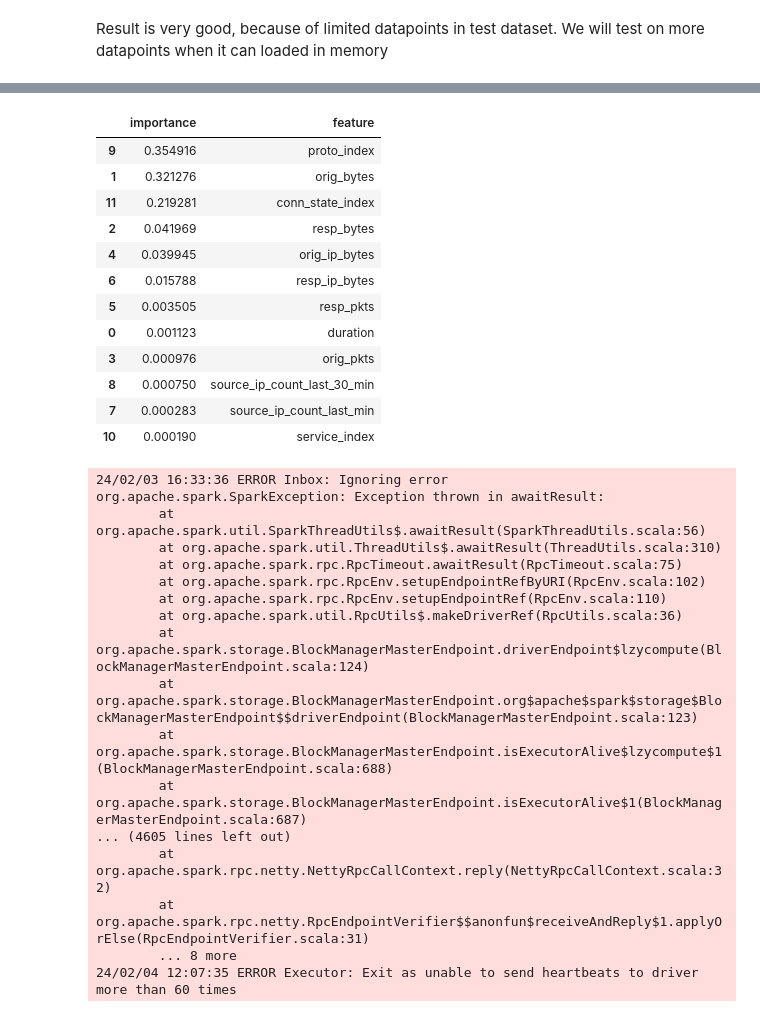
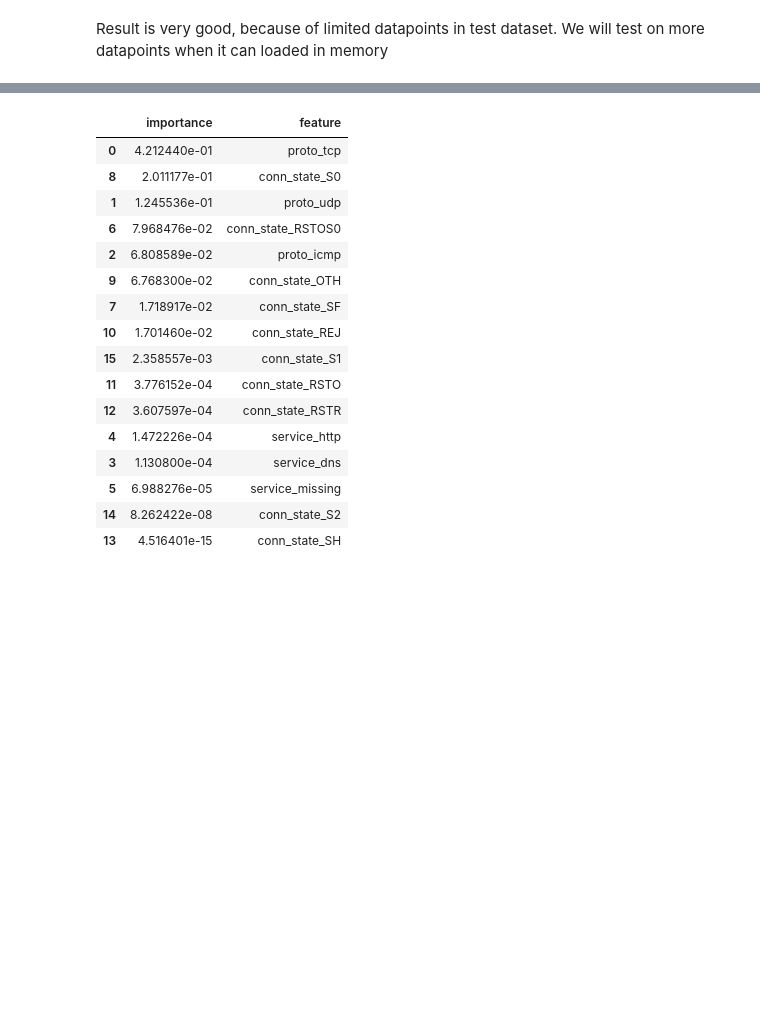
Before and after one commit to Ok3ks/spark_sample_project, a Jupyter notebook: notebooks/feature_engineering.ipynb, the cells around one changed output, grey strips where cells are left out. Cells and saved outputs as stored; diff of their text form; code cells hidden in the pictures; blank space fills up the shorter version.

```diff
--- a/notebooks/feature_engineering.ipynb
+++ b/notebooks/feature_engineering.ipynb
@@ -281,6 +281,11 @@ numerical_features = ['duration', 'orig_bytes', 'resp_bytes',
 categorical_features = ["proto", "service", "conn_state"]
 # %%
 #Ignoring IP so that model can be make decision based on features not including IP
+categorical_features_indexed = [c + "_index" for c in categorical_features]
+one_hot_indexed = [c + "_one_hot" for c in categorical_features]
 
-categorical_features_indexed = [c + "_index" for c in categorical_features]
-input_features = numerical_features + categorical_features_indexed
+one_hot = []
+for c in categorical_features:
+    one_hot.extend([c + '_' + a[c] for a in list(train.select(c).distinct().collect())])
+
+one_hot
@@ -346,7 +357,9 @@ train.select([F.countDistinct(F.col(c)) for c in categorical_features]).show()
 # %%
+input_features = one_hot_indexed
+
 indexer = StringIndexer(inputCols= categorical_features, outputCols=categorical_features_indexed, handleInvalid='skip')
-one_hot_encoder = OneHotEncoder(inputCols= categorical_features_indexed, outputCols = categorical_features_indexed, handleInvalid='skip')
-assembler = VectorAssembler(inputCols=input_features, outputCol="features", handleInvalid="skip")
+one_hot_encoder = OneHotEncoder(inputCols= categorical_features_indexed, outputCols = one_hot_indexed, dropLast=False)
+assembler = VectorAssembler(inputCols=input_features, outputCol="features")
 
 randomforest = RandomForestClassifier(featuresCol="features", labelCol = "good", numTrees=100)
-pipeline = Pipeline(stages=[indexer, assembler, randomforest])
+pipeline = Pipeline(stages=[indexer, one_hot_encoder, assembler, randomforest])
@@ -377,40 +445,27 @@ Result is very good, because of limited datapoints in test dataset. We will test
 # %%
 import pandas as pd
 
 pd.DataFrame(
     {
         "importance": list(pipeline.stages[-1].featureImportances),
-        "feature": pipeline.stages[-2].getInputCols(),
+        "feature": one_hot,
     }
 ).sort_values("importance", ascending=False)
 # %% [output]
 |  | importance | feature |
-| 9 | 0.354916 | proto_index |
-| 1 | 0.321276 | orig_bytes |
-| 11 | 0.219281 | conn_state_index |
-| 2 | 0.041969 | resp_bytes |
-| 4 | 0.039945 | orig_ip_bytes |
-| 6 | 0.015788 | resp_ip_bytes |
-| 5 | 0.003505 | resp_pkts |
-| 0 | 0.001123 | duration |
-| 3 | 0.000976 | orig_pkts |
-| 8 | 0.000750 | source_ip_count_last_30_min |
-| 7 | 0.000283 | source_ip_count_last_min |
-| 10 | 0.000190 | service_index |
+| 0 | 4.212440e-01 | proto_tcp |
+| 8 | 2.011177e-01 | conn_state_S0 |
+| 1 | 1.245536e-01 | proto_udp |
+| 6 | 7.968476e-02 | conn_state_RSTOS0 |
+| 2 | 6.808589e-02 | proto_icmp |
+| 9 | 6.768300e-02 | conn_state_OTH |
+| 7 | 1.718917e-02 | conn_state_SF |
+| 10 | 1.701460e-02 | conn_state_REJ |
+| 15 | 2.358557e-03 | conn_state_S1 |
+| 11 | 3.776152e-04 | conn_state_RSTO |
+| 12 | 3.607597e-04 | conn_state_RSTR |
+| 4 | 1.472226e-04 | service_http |
+| 3 | 1.130800e-04 | service_dns |
+| 5 | 6.988276e-05 | service_missing |
+| 14 | 8.262422e-08 | conn_state_S2 |
+| 13 | 4.516401e-15 | conn_state_SH |
-24/02/03 16:33:36 ERROR Inbox: Ignoring error
-org.apache.spark.SparkException: Exception thrown in awaitResult:
-        at org.apache.spark.util.SparkThreadUtils$.awaitResult(SparkThreadUtils.scala:56)
-        at org.apache.spark.util.ThreadUtils$.awaitResult(ThreadUtils.scala:310)
-        at org.apache.spark.rpc.RpcTimeout.awaitResult(RpcTimeout.scala:75)
-        at org.apache.spark.rpc.RpcEnv.setupEndpointRefByURI(RpcEnv.scala:102)
-        at org.apache.spark.rpc.RpcEnv.setupEndpointRef(RpcEnv.scala:110)
-        at org.apache.spark.util.RpcUtils$.makeDriverRef(RpcUtils.scala:36)
-        at org.apache.spark.storage.BlockManagerMasterEndpoint.driverEndpoint$lzycompute(BlockManagerMasterEndpoint.scala:124)
-        at org.apache.spark.storage.BlockManagerMasterEndpoint.org$apache$spark$storage$BlockManagerMasterEndpoint$$driverEndpoint(BlockManagerMasterEndpoint.scala:123)
-        at org.apache.spark.storage.BlockManagerMasterEndpoint.isExecutorAlive$lzycompute$1(BlockManagerMasterEndpoint.scala:688)
-        at org.apache.spark.storage.BlockManagerMasterEndpoint.isExecutorAlive$1(BlockManagerMasterEndpoint.scala:687)
-... (4605 lines left out)
-        at org.apache.spark.rpc.netty.NettyRpcCallContext.reply(NettyRpcCallContext.scala:32)
-        at org.apache.spark.rpc.netty.RpcEndpointVerifier$$anonfun$receiveAndReply$1.applyOrElse(RpcEndpointVerifier.scala:31)
-        ... 8 more
-24/02/04 12:07:35 ERROR Executor: Exit as unable to send heartbeats to driver more than 60 times
```
Also changed, not shown: parts of 19 cells of this notebook.
